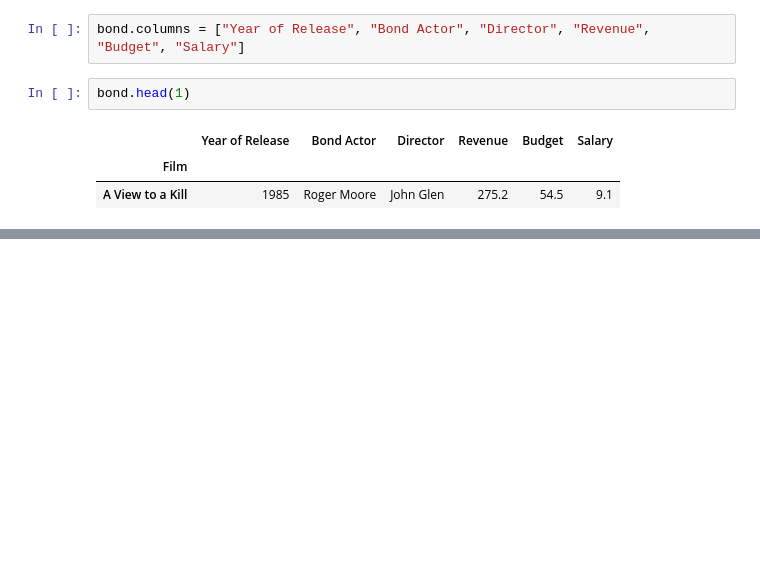
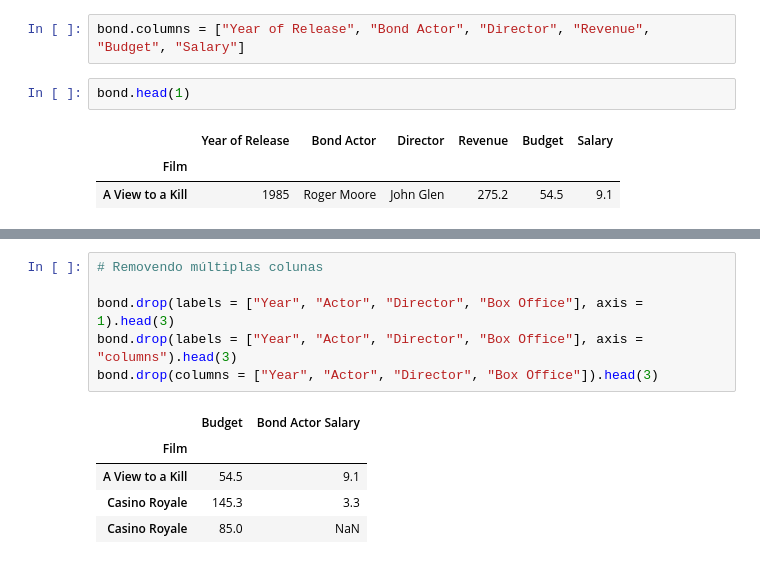
Before and after one commit to lukemariano/-I-love-pandas, a Jupyter notebook: pandas/Dataframe3_data_extraction.ipynb, the cells around one changed output, grey strips where cells are left out. Cells and saved outputs as stored; diff of their text form; blank space fills up the shorter version.

```diff
--- a/pandas/Dataframe3_data_extraction.ipynb
+++ b/pandas/Dataframe3_data_extraction.ipynb
@@ -448,0 +471,12 @@ bond.head(1)
+# %%
+# Removendo múltiplas colunas
+
+bond.drop(labels = ["Year", "Actor", "Director", "Box Office"], axis = 1).head(3)
+bond.drop(labels = ["Year", "Actor", "Director", "Box Office"], axis = "columns").head(3)
+bond.drop(columns = ["Year", "Actor", "Director", "Box Office"]).head(3)
+# %% [output]
+|  | Budget | Bond Actor Salary |
+| Film |  |  |
+| A View to a Kill | 54.5 | 9.1 |
+| Casino Royale | 145.3 | 3.3 |
+| Casino Royale | 85.0 | NaN |
```
Also changed, not shown: parts of 10 cells of this notebook.
